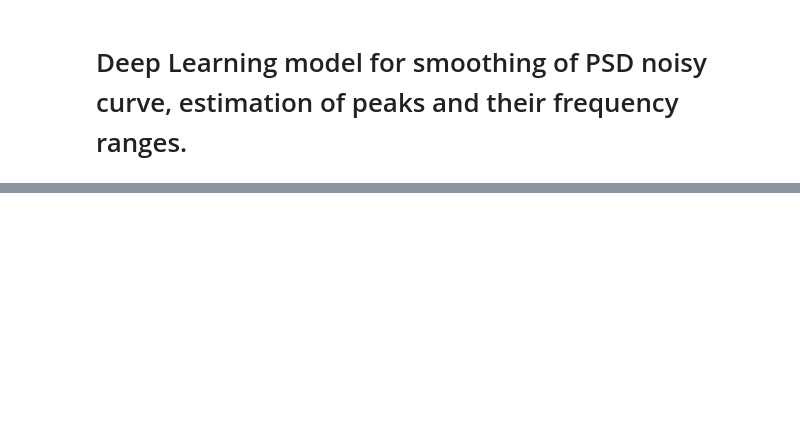
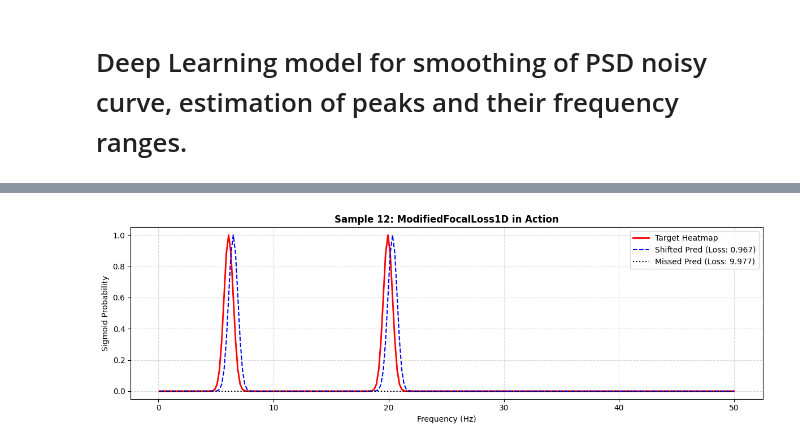
Before and after one commit to P-OMichel/OU-decomposition-of-EEG-LFP-signals, a Jupyter notebook: model.ipynb, the cells around one changed output, grey strips where cells are left out. Drawn from its saved outputs; the diff is of its cells as text; code cells hidden in the pictures; blank space fills up the shorter version.

```diff
--- a/model.ipynb
+++ b/model.ipynb
@@ -701,0 +861,80 @@ def train_keypoint_psd_model(
+# %%
+# Instantiate the Focal Loss
+focal_loss_fn = ModifiedFocalLoss1D(alpha=2.0, beta=4.0)
+
+# 1. Prepare Target Heatmap Tensor: Shape [1, 1, n_freqs]
+# (Requires batch and channel dimensions for PyTorch)
+target_tensor = torch.tensor(
+    processed_target_heatmap, dtype=torch.float32
+).unsqueeze(0).unsqueeze(0)
+
+# -------------------------------------------------------------------
+# SIMULATING MODEL PREDICTIONS (Simulated Logits)
+# -------------------------------------------------------------------
+
+# Scenario A: Perfect Prediction (Matches ground truth target exactly)
+# Inverse sigmoid (logit) mapping: 1.0 -> +10, 0.0 -> -10
+logits_perfect = torch.where(target_tensor > 0.01, 10.0, -10.0)
+
+# Scenario B: Slightly Shifted Peak (Offset by 2 frequency bins)
+# Predicts near the peak, but slightly blurred or shifted
+# shifted_target = torch.roll(target_tensor, shifts=2, dims=-1)
+# logits_shifted = torch.where(shifted_target > 0.01, 5.0, -5.0)
+
+# 1. Clamp target to safe bounds to avoid log(0)
+clamped_target = torch.clamp(target_tensor, 1e-6, 1.0 - 1e-6)
+
+# 2. Convert Gaussian heatmap to exact logits via Inverse Sigmoid (logit function)
+gaussian_logits = torch.log(clamped_target / (1.0 - clamped_target))
+
+# 3. Shift the Gaussian logits by 2 frequency bins
+logits_shifted = torch.roll(gaussian_logits, shifts=2, dims=-1)
+
+# Scenario C: Completely Missed Peak (Predicts 0 everywhere)
+logits_missed = torch.full_like(target_tensor, -10.0)
+
+
+# -------------------------------------------------------------------
+# COMPUTE LOSSES
+# -------------------------------------------------------------------
+loss_perfect = focal_loss_fn(logits_perfect, target_tensor).item()
+loss_shifted = focal_loss_fn(logits_shifted, target_tensor).item()
+loss_missed = focal_loss_fn(logits_missed, target_tensor).item()
+
+print(f"--- FOCAL LOSS RESULTS FOR SAMPLE {index} ---")
+print(f"1. Perfect Prediction Loss : {loss_perfect:.6f}")
+print(f"2. Slightly Shifted Loss   : {loss_shifted:.6f}")
+print(f"3. Missed Peak Loss        : {loss_missed:.6f}")
+
+# -------------------------------------------------------------------
+# VISUALIZE PROBABILITIES VS GROUND TRUTH
+# -------------------------------------------------------------------
+fig, ax = plt.subplots(figsize=(12, 4))
+
+ax.plot(f, processed_target_heatmap, "r-", label="Target Heatmap", linewidth=2)
+ax.plot(
+    f,
+    torch.sigmoid(logits_shifted).squeeze().numpy(),
+    "b--",
+    label=f"Shifted Pred (Loss: {loss_shifted:.3f})",
+)
+ax.plot(
+    f,
+    torch.sigmoid(logits_missed).squeeze().numpy(),
+    "k:",
+    label=f"Missed Pred (Loss: {loss_missed:.3f})",
+)
+
+ax.set_title(
+    f"Sample {index}: ModifiedFocalLoss1D in Action",
+    fontsize=12,
+    fontweight="bold",
+)
+ax.set_xlabel("Frequency (Hz)")
+ax.set_ylabel("Sigmoid Probability")
+ax.legend(loc="upper right")
+ax.grid(True, linestyle="--", alpha=0.5)
+
+plt.tight_layout()
+plt.show()
+# %% [output]
@@ -701,0 +945 @@ def train_keypoint_psd_model(
+[figure, added]
```
Also changed, not shown: parts of 28 cells of this notebook, 17 other files.
